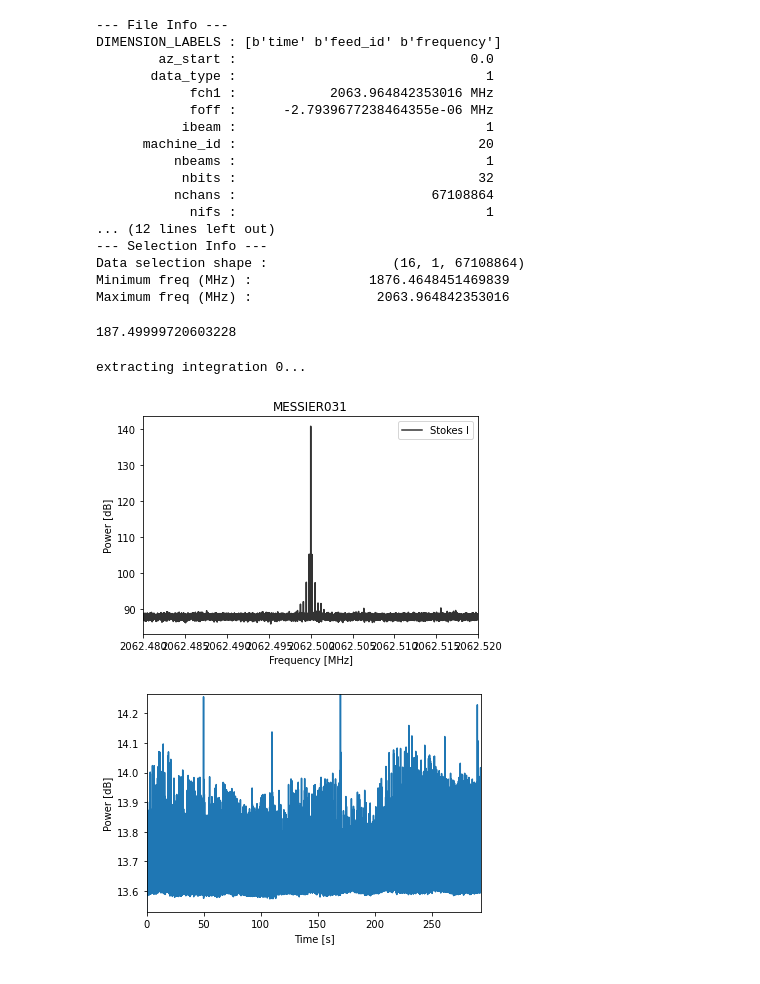
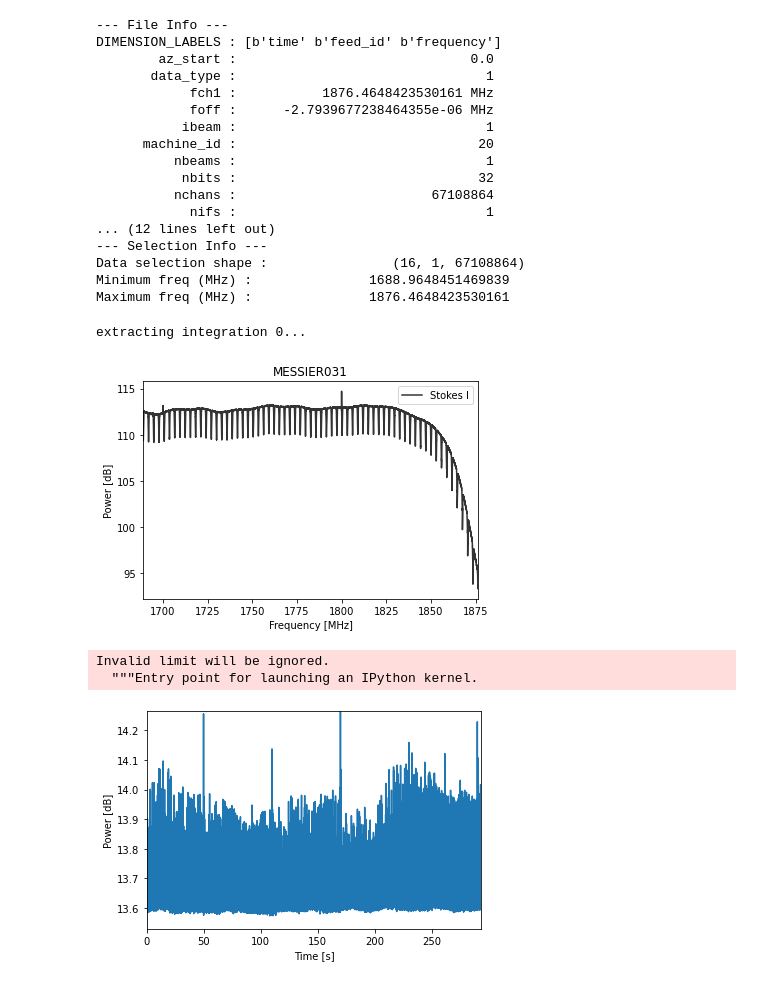
Before and after one commit to bjacobell/gbt-hdbscan, a Jupyter notebook: blimpy_test.ipynb, the cells around one changed output. Cells and saved outputs as stored; diff of their text form; code cells hidden in the pictures.

```diff
--- a/blimpy_test.ipynb
+++ b/blimpy_test.ipynb
@@ -11,11 +21,11 @@ import pickle
 # %%
-lfiles = ['/datag/pipeline/AGBT19B_999_121/blc71_blp01/blc71_guppi_58832_16209_MESSIER031_0057.gpuspec.0000.h5',
-'/datag/pipeline/AGBT19B_999_121/blc71_blp01/blc71_guppi_58832_16530_HIP2792_0058.gpuspec.0000.h5',
-'/datag/pipeline/AGBT19B_999_121/blc71_blp01/blc71_guppi_58832_16851_MESSIER031_0059.gpuspec.0000.h5',
-'/datag/pipeline/AGBT19B_999_121/blc71_blp01/blc71_guppi_58832_17168_HIP3077_0060.gpuspec.0000.h5',
-'/datag/pipeline/AGBT19B_999_121/blc71_blp01/blc71_guppi_58832_17485_MESSIER031_0061.gpuspec.0000.h5',
-'/datag/pipeline/AGBT19B_999_121/blc71_blp01/blc71_guppi_58832_17801_HIP3223_0062.gpuspec.0000.h5']
+lfiles = ['/datag/pipeline/AGBT19B_999_121/blc72_blp02/blc72_guppi_58832_16209_MESSIER031_0057.gpuspec.0000.h5',
+'/datag/pipeline/AGBT19B_999_121/blc72_blp02/blc72_guppi_58832_16530_HIP2792_0058.gpuspec.0000.h5',
+'/datag/pipeline/AGBT19B_999_121/blc72_blp02/blc72_guppi_58832_16851_MESSIER031_0059.gpuspec.0000.h5',
+'/datag/pipeline/AGBT19B_999_121/blc72_blp02/blc72_guppi_58832_17168_HIP3077_0060.gpuspec.0000.h5',
+'/datag/pipeline/AGBT19B_999_121/blc72_blp02/blc72_guppi_58832_17485_MESSIER031_0061.gpuspec.0000.h5',
+'/datag/pipeline/AGBT19B_999_121/blc72_blp02/blc72_guppi_58832_17801_HIP3223_0062.gpuspec.0000.h5']
 
-files = glob.glob(lfiles[0])
+files = glob.glob(lfiles[1])
 print(files)
 # %% [output]
@@ -37,13 +33,12 @@ UnicodeDecodeError: 'charmap' codec can't decode byte 0x8d in position 450: char
 # %%
-fb = bl.Waterfall(files[0])
-dat = fb.data
+fb = bl.Waterfall(lfiles[0])
 fb.info()
 # %% [output]
 --- File Info ---
 DIMENSION_LABELS : [b'time' b'feed_id' b'frequency']
         az_start :                              0.0
        data_type :                                1
-            fch1 :            2063.964842353016 MHz
+            fch1 :           1876.4648423530161 MHz
             foff :      -2.7939677238464355e-06 MHz
            ibeam :                                1
       machine_id :                               20
@@ -54,9 +49,5 @@ DIMENSION_LABELS : [b'time' b'feed_id' b'frequency']
 ... (12 lines left out)
 --- Selection Info ---
 Data selection shape :                (16, 1, 67108864)
-Minimum freq (MHz) :               1876.4648451469839
-Maximum freq (MHz) :                2063.964842353016
+Minimum freq (MHz) :               1688.9648451469839
+Maximum freq (MHz) :               1876.4648423530161
-# %%
-2063.964842353016 - 1876.4648451469839
-# %% [output]
-187.49999720603228
@@ -63,8 +56,14 @@ Maximum freq (MHz) :                2063.964842353016
 # %%
-fb.plot_spectrum(f_start=2062.48, f_stop = 2062.52, logged=True)
+fb.plot_spectrum(logged=True)
 # %% [output]
 extracting integration 0...
-[figure, old version]
+[figure, new version]
+# %%
+plt.imshow(fb.data.reshape(16, 67108864), aspect='auto')
+plt.show()
+# %% [output]
+Invalid limit will be ignored.
+  """Entry point for launching an IPython kernel.
 # %%
 fb.plot_time_series()
 # %% [output]
```
Also changed, not shown: parts of 21 cells of this notebook, 7 other files.
